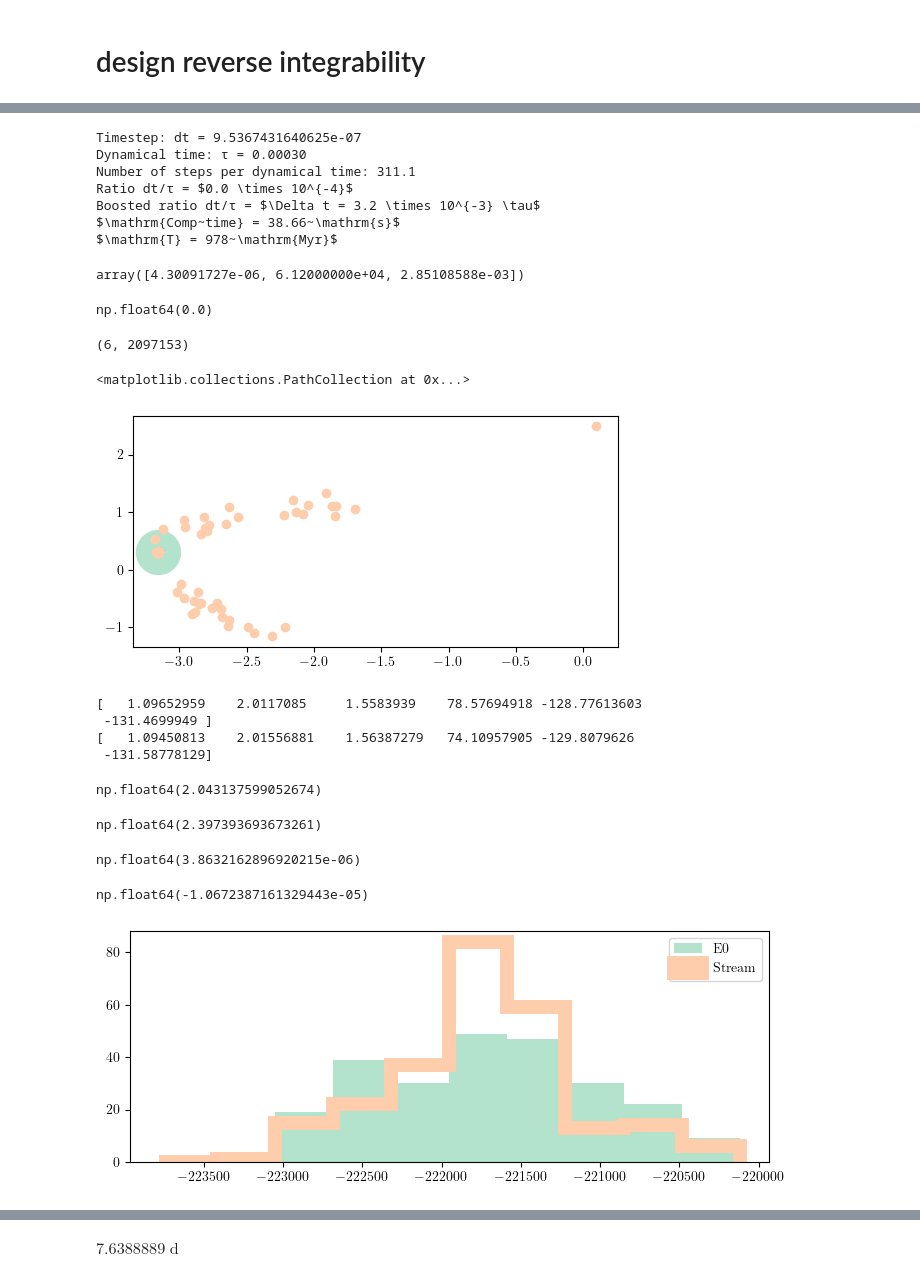
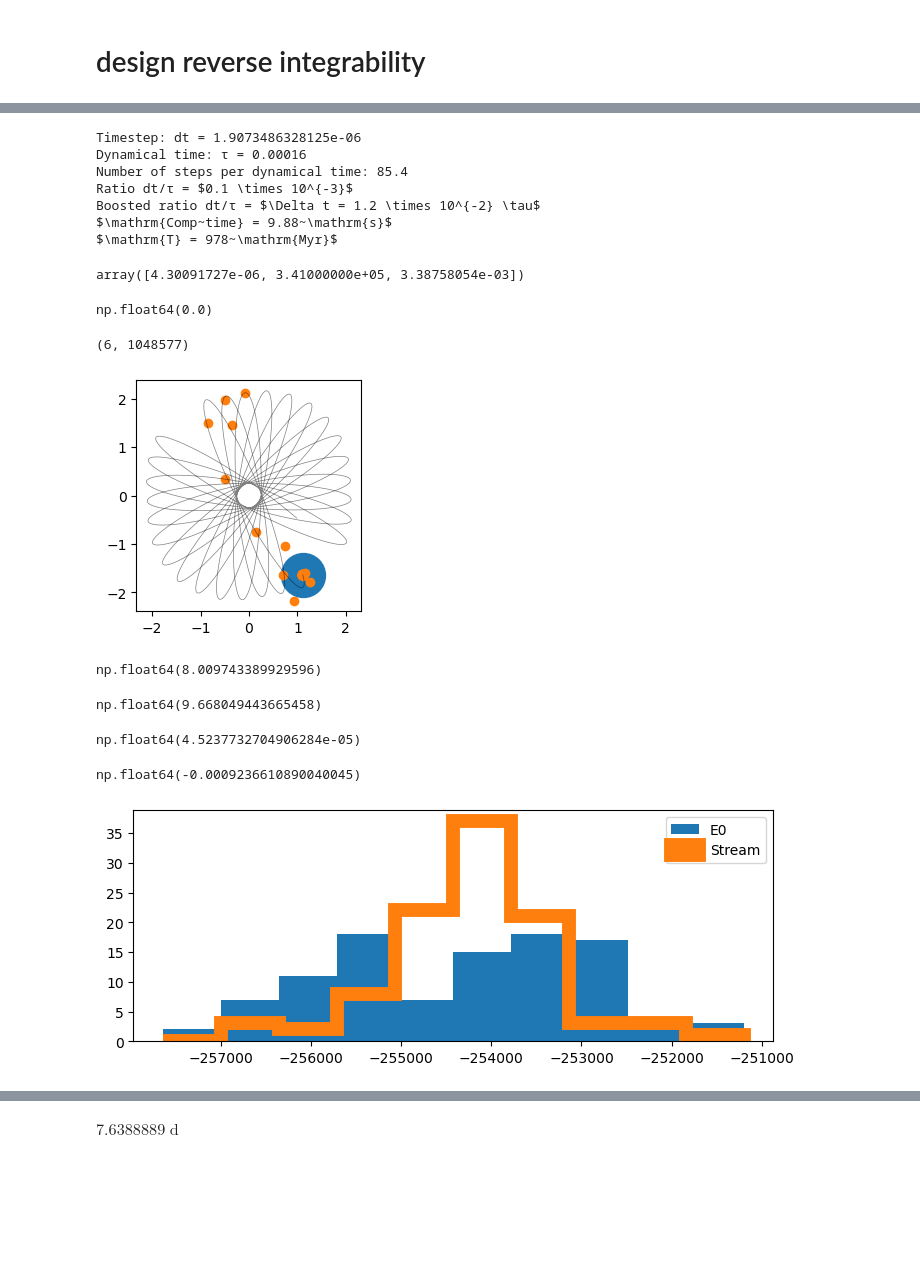
Before and after one commit to salvatore-ferrone/phd-thesis-ferrone, a Jupyter notebook: demos/numericalError/stream_stability.ipynb, the cells around one changed output, grey strips where cells are left out. Drawn from its saved outputs; the diff is of its cells as text; code cells hidden in the pictures; blank space fills up the shorter version.

```diff
--- a/demos/numericalError/stream_stability.ipynb
+++ b/demos/numericalError/stream_stability.ipynb
@@ -9,12 +9,12 @@ import multiprocessing as mp
 from astropy import units as u
 from astropy.coordinates import SkyCoord
 import h5py
-plt.rcParams['axes.prop_cycle'] = plt.cycler(color=plt.cm.Pastel2.colors)
-plt.rcParams.update({
-    "text.usetex": True,
-    "font.family": "serif",
-    "font.serif": ["Computer Modern Roman"],
-})
+# plt.rcParams['axes.prop_cycle'] = plt.cycler(color=plt.cm.Pastel2.colors)
+# plt.rcParams.update({
+    # "text.usetex": True,
+    # "font.family": "serif",
+    # "font.serif": ["Computer Modern Roman"],
+# })
 # %%
 # # quick test to look at the time steps that are being used...
 # MWparams = tstrippy.Parsers.pouliasis2017pii()
@@ -31,10 +31,11 @@ plt.rcParams.update({
 # design reverse integrability
 # %%
 path="./simulations/"
+path="/scratch2/sferrone/simulations/Stream/pouliasis2017pii/numericalErrorExperiment/"
 fnames=os.listdir("./simulations/")
 fnames = [f for f in fnames if f.endswith('.hdf5') ]
-fname = fnames[4]
-fname = "NGC6171_stream_NSTEPS_1048576_NP_251_comp_time_experiment.hdf5"
+
+fname = "NGC6380_stream_NSTEPS_524288_NP_100_comp_time_experiment.hdf5"
 myfile = h5py.File(path+fname, 'r')
 GCname = myfile.attrs['GCname']
 print("comptime", myfile['comptimestream'][()])
@@ -91,12 +92,12 @@ print(text_comp_time)
 print(text_integration_time)
 image_name = "NumericalErrorStreamRetrace_{:s}_Nsteps_{:d}_stepsPerTau_{:d}.png".format(GCname, NSTEPS, int(n_steps_per_tau))
 # %% [output]
-Timestep: dt = 9.5367431640625e-07
-Dynamical time: τ = 0.00030
-Number of steps per dynamical time: 311.1
-Ratio dt/τ = $0.0 \times 10^{-4}$
-Boosted ratio dt/τ = $\Delta t = 3.2 \times 10^{-3} \tau$
-$\mathrm{Comp~time} = 38.66~\mathrm{s}$
+Timestep: dt = 1.9073486328125e-06
+Dynamical time: τ = 0.00016
+Number of steps per dynamical time: 85.4
+Ratio dt/τ = $0.1 \times 10^{-3}$
+Boosted ratio dt/τ = $\Delta t = 1.2 \times 10^{-2} \tau$
+$\mathrm{Comp~time} = 9.88~\mathrm{s}$
 $\mathrm{T} = 978~\mathrm{Myr}$
 # %%
 def compute_stream_energy(MWparams,hostparams,hostkinematics,stream):
@@ -114,7 +115,7 @@ def compute_stream_energy(MWparams,hostparams,hostkinematics,stream):
 # %%
 hostparams
 # %% [output]
-array([4.30091727e-06, 6.12000000e+04, 2.85108588e-03])
+array([4.30091727e-06, 3.41000000e+05, 3.38758054e-03])
 # %%
 timestamps_retrace[0]
 # %% [output]
@@ -122,23 +123,16 @@ np.float64(0.0)
 # %%
 hostorbit.shape
 # %% [output]
-(6, 2097153)
+(6, 1048577)
 # %%
 index= -1
 fig,axis= plt.subplots(1, 1, figsize=(8.25-2, 3))
 axis.scatter(hostorbit[0,index],hostorbit[1,index],s=1000)
 axis.scatter(streamfinal[0],streamfinal[1])
+axis.plot(hostorbit[0,6:], hostorbit[1,6:], color='black', alpha=0.5, lw=0.5)
+axis.set_aspect('equal', adjustable='box')
 # %% [output]
-<matplotlib.collections.PathCollection at 0x...>
-[figure, old version]
+[figure, new version]
-# %%
-print(hostorbit[:,0])
-print(streaminitial[:,0])
-# %% [output]
-[   1.09652959    2.0117085     1.5583939    78.57694918 -128.77613603
- -131.4699949 ]
-[   1.09450813    2.01556881    1.56387279   74.10957905 -129.8079626
- -131.58778129]
 # %%
 phiMW0, phiHost0, T0 = compute_stream_energy(staticgalaxy[1], hostparams, hostorbit[:,0], streaminitial)
 phiMWstream, phiHoststream, Tstream = compute_stream_energy(staticgalaxy[1], hostparams, hostorbit[:,-1], streamfinal)
@@ -149,15 +143,15 @@ ER = phiMWR + phiHostR + TR
 # %%
 1e4*(np.mean(phiHoststream) / (np.mean(phiMWstream) + np.mean(Tstream)))
 # %% [output]
-np.float64(2.043137599052674)
+np.float64(8.009743389929596)
 # %%
 1e4*(np.mean(phiHost0) / (np.mean(phiMW0)+np.mean(T0)))
 # %% [output]
-np.float64(2.397393693673261)
+np.float64(9.668049443665458)
 # %%
 (np.mean(ER) - np.mean(E0)) / np.mean(E0)
 # %% [output]
-np.float64(3.8632162896920215e-06)
+np.float64(4.5237732704906284e-05)
 # %%
 fig,axis= plt.subplots(1, 1, figsize=(8.25, 3))
 _,bins,_=axis.hist(E0, lw=2, label='E0', linestyle='-');
@@ -165,8 +159,8 @@ axis.hist(Estream,bins=bins,histtype='step', lw=10, label='Stream', linestyle='-
 axis.legend()
 (np.mean(Estream)-np.mean(E0))/np.mean(E0)
 # %% [output]
-np.float64(-1.0672387161329443e-05)
+np.float64(-0.0009236610890040045)
-[figure, old version]
+[figure, new version]
 # %%
 errEF=np.abs((Estream - E0) / E0)
 errER = np.abs((ER - E0) / E0)
```
Also changed, not shown: parts of 4 cells of this notebook, 2 other files.
